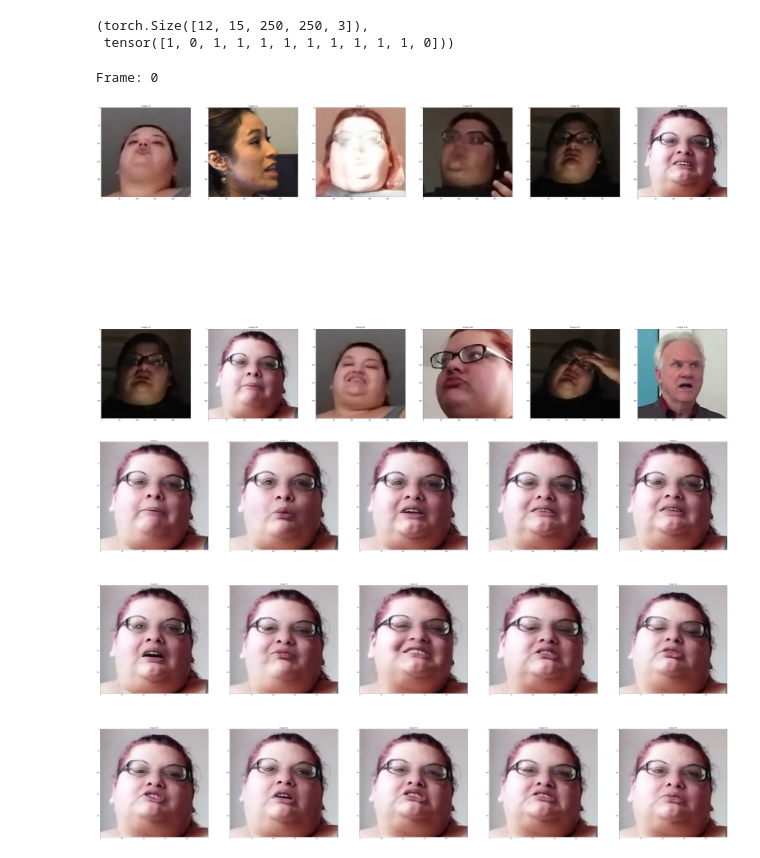
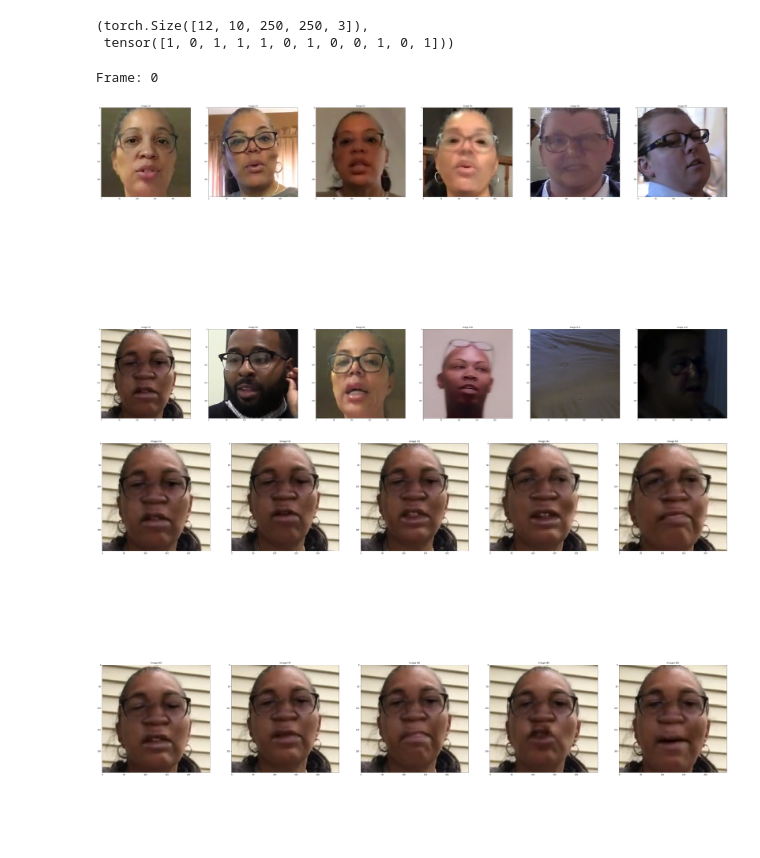
Before and after one commit to dmitry-vorobiev/kaggle-deepfake-detection-challenge, a Jupyter notebook: notebooks/dataset.ipynb, the cells around one changed output. Cells and saved outputs as stored; diff of their text form; code cells hidden in the pictures; blank space fills up the shorter version.

Commit message:
dataset.ipynb: add option to choose sub_dirs

```diff
--- a/notebooks/dataset.ipynb
+++ b/notebooks/dataset.ipynb
@@ -194,26 +206,35 @@ class ImagesDataset(torch.utils.data.Dataset):
 # %%
 class HDF5Dataset(torch.utils.data.Dataset):
     def __init__(self, base_path: str, size: Tuple[int, int],
-                 sampler: FrameSampler):
+                 sampler: FrameSampler,
+                 sub_dirs: Optional[List[str]]=None):
         self.base_path = base_path
         self.size = size
         self.sampler = sampler
-        self.df = HDF5Dataset._read_annotations(base_path)
+        self.df = HDF5Dataset._read_annotations(base_path, sub_dirs)
 
     @staticmethod
-    def _read_annotations(base_path: str) -> pd.DataFrame:
+    def _read_annotations(base_path: str,
+                          sub_dirs: Optional[List[str]]) -> pd.DataFrame:
         if not os.path.isdir(base_path):
             raise RuntimeError('Unable to access %s' % base_path)
         parts = []
-        for chunk_dir in os.listdir(base_path):
+        load_all = sub_dirs is None
+        if load_all:
+            sub_dirs = os.listdir(base_path)
+        for chunk_dir in sub_dirs:
             chunk_path = Path(base_path)/chunk_dir
             if not chunk_path.is_dir():
+                if not load_all:
+                    print('Invalid dir: %s' % str(chunk_path))
                 continue
             files = os.listdir(chunk_path)
             df = pd.DataFrame(files, columns=['video'])
             df['label'] = df['video'].str.endswith('_1.h5')
             df['dir'] = chunk_dir
             parts.append(df)
+        if len(parts) < 1:
+            raise AttributeError('No files were found')
         return pd.concat(parts).reset_index()
 
     @staticmethod
@@ -221,7 +242,7 @@ class HDF5Dataset(torch.utils.data.Dataset):
                   sample_fn: Callable[[int], np.ndarray]) -> np.ndarray:
         img_size = (size, size)
         images = []
-        with h5py.File(path, 'r+') as file:
+        with h5py.File(path, 'r') as file:
             total_frames = len(file)
             if total_frames > 0:
                 idxs = sample_fn(total_frames)
@@ -317,8 +334,10 @@ class BalancedSampler(torch.utils.data.RandomSampler):
 # print('Real: {}\nFake: {}'.format(real, fake))
 # %%
 %%time
-num_frames = 15
+num_frames = 10
+
+sub_dirs = ['dfdc_train_part_%d' % i for i in range(48,50)]
 sampler = FrameSampler(num_frames, real_fake_ratio=1, p_sparse=0.5)
-# ds = ImagesDataset(IMG_DIR, size=(num_frames, 250), sampler=sampler)
-ds = HDF5Dataset(HDF5_DIR, size=(num_frames, 250), sampler=sampler)
+# ds = ImagesDataset(IMG_DIR, size=(num_frames, 250), sampler=sampler, sub_dirs=sub_dirs)
+ds = HDF5Dataset(HDF5_DIR, size=(num_frames, 250), sampler=sampler, sub_dirs=sub_dirs)
 # %% [output]
@@ -361,12 +386,13 @@ bs 16, num_frames 15, workers 0
 # %%
 %%time
 
-n_real, n_fake = 0, 0
+def test(dl: torch.utils.data.DataLoader):
+    n_real, n_fake = 0, 0
+    data_iter = iter(dl)
+    for videos, labels in tqdm(data_iter):
+        n_fake += labels.sum().item()
+        n_real += (1 - labels).sum().item()
+    return n_real, n_fake, videos, labels
 
-data_iter = iter(dl)
-for videos, labels in tqdm(data_iter):
-    n_fake += labels.sum().item()
-    n_real += (1 - labels).sum().item()
-
-n_real, n_fake
+real, fake, videos, labels = test(dl)
 # %% [output]
@@ -376,8 +401,8 @@ Wall time: 1min 33s
 # %%
 videos.shape, labels
 # %% [output]
-(torch.Size([12, 15, 250, 250, 3]),
- tensor([1, 0, 1, 1, 1, 1, 1, 1, 1, 1, 1, 0]))
+(torch.Size([12, 10, 250, 250, 3]),
+ tensor([1, 0, 1, 1, 1, 0, 1, 0, 0, 1, 0, 1]))
 # %%
 i = 0
 # %%
@@ -388,10 +413,10 @@ show_images(ith_frames, cols=cols)
 i += 1
 # %% [output]
 Frame: 0
-[figure, old version]
+[figure, new version]
 # %%
-video = videos[7].numpy()
+video = videos[6].numpy()
 cols = math.ceil(len(video)/6)
 show_images(video, cols=cols)
 # %% [output]
-[figure, old version]
+[figure, new version]
```
Also changed, not shown: parts of 7 cells of this notebook, 1 other file.
